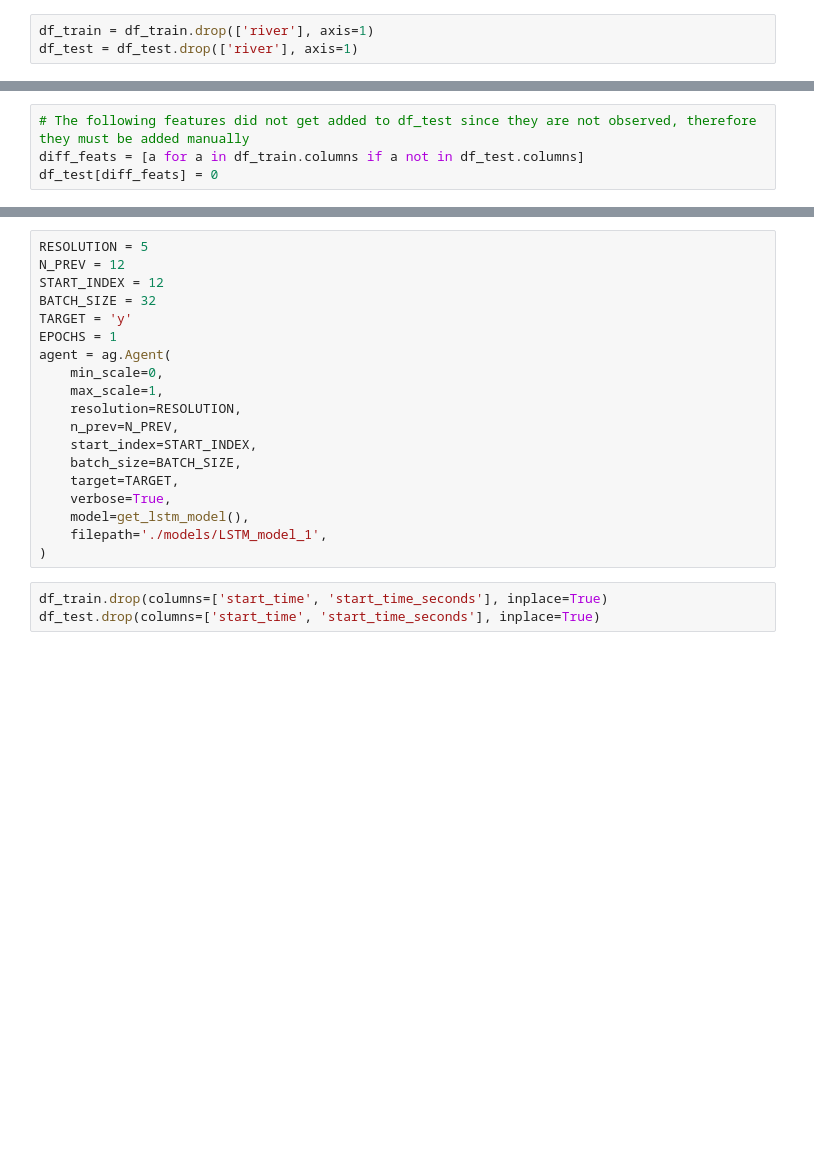
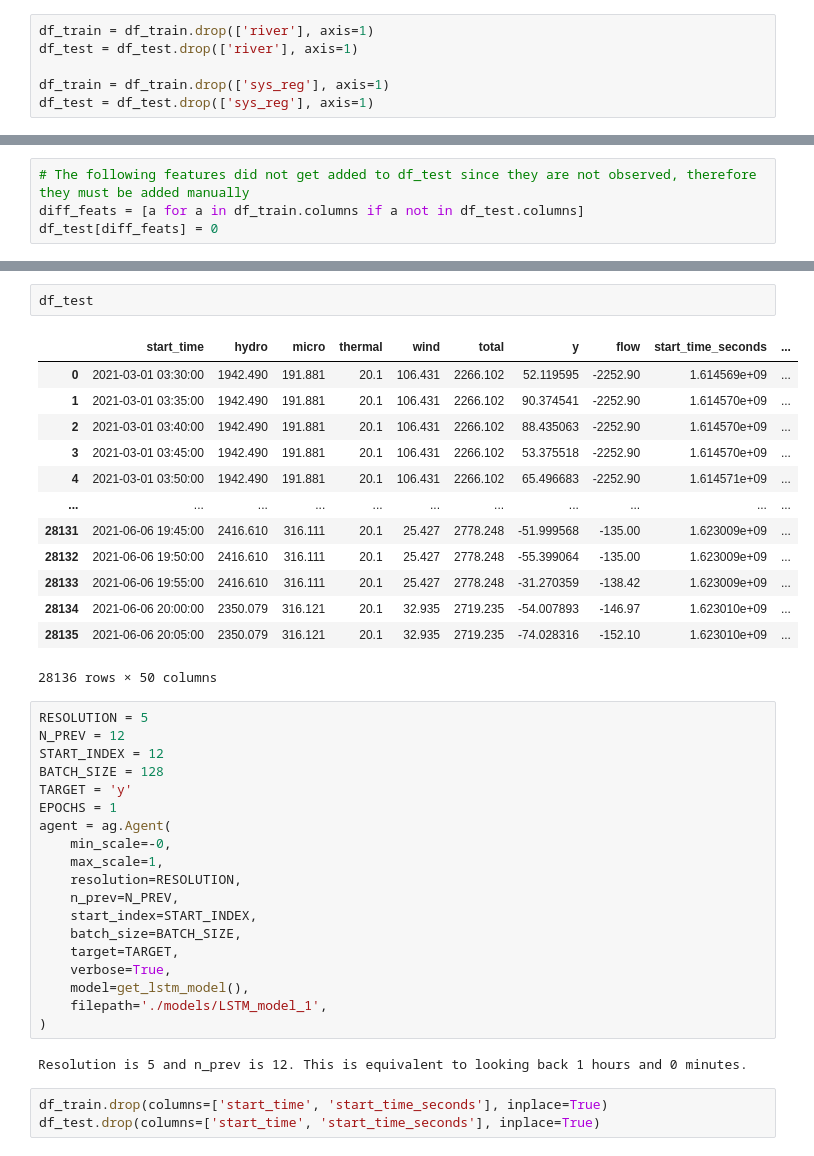
Before and after one commit to Mathipe98/IT3030-Projects, a Jupyter notebook: Project 3/start.ipynb, the cells around one changed output, grey strips where cells are left out. Saved outputs shown, nothing was run; the diff lists cells and outputs as text; blank space fills up the shorter version.

```diff
--- a/Project 3/start.ipynb
+++ b/Project 3/start.ipynb
@@ -50,6 +86,9 @@ it gives no additional information
 # %%
 df_train = df_train.drop(['river'], axis=1)
 df_test = df_test.drop(['river'], axis=1)
+
+df_train = df_train.drop(['sys_reg'], axis=1)
+df_test = df_test.drop(['sys_reg'], axis=1)
 # %% [markdown]
 Let's visualize the data in several plots to see if we instinctively can see anything that doesn't add up
 # %%
@@ -220,12 +308,28 @@ df_test[diff_feats] = 0
+# %%
+df_test
+# %% [output]
+|  | start_time | hydro | micro | thermal | wind | total | y | flow | start_time_seconds | ... |
+| 0 | 2021-03-01 03:30:00 | 1942.490 | 191.881 | 20.1 | 106.431 | 2266.102 | 52.119595 | -2252.90 | 1.614569e+09 | ... |
+| 1 | 2021-03-01 03:35:00 | 1942.490 | 191.881 | 20.1 | 106.431 | 2266.102 | 90.374541 | -2252.90 | 1.614570e+09 | ... |
+| 2 | 2021-03-01 03:40:00 | 1942.490 | 191.881 | 20.1 | 106.431 | 2266.102 | 88.435063 | -2252.90 | 1.614570e+09 | ... |
+| 3 | 2021-03-01 03:45:00 | 1942.490 | 191.881 | 20.1 | 106.431 | 2266.102 | 53.375518 | -2252.90 | 1.614570e+09 | ... |
+| 4 | 2021-03-01 03:50:00 | 1942.490 | 191.881 | 20.1 | 106.431 | 2266.102 | 65.496683 | -2252.90 | 1.614571e+09 | ... |
+| ... | ... | ... | ... | ... | ... | ... | ... | ... | ... | ... |
+| 28131 | 2021-06-06 19:45:00 | 2416.610 | 316.111 | 20.1 | 25.427 | 2778.248 | -51.999568 | -135.00 | 1.623009e+09 | ... |
+| 28132 | 2021-06-06 19:50:00 | 2416.610 | 316.111 | 20.1 | 25.427 | 2778.248 | -55.399064 | -135.00 | 1.623009e+09 | ... |
+| 28133 | 2021-06-06 19:55:00 | 2416.610 | 316.111 | 20.1 | 25.427 | 2778.248 | -31.270359 | -138.42 | 1.623009e+09 | ... |
+| 28134 | 2021-06-06 20:00:00 | 2350.079 | 316.121 | 20.1 | 32.935 | 2719.235 | -54.007893 | -146.97 | 1.623010e+09 | ... |
+| 28135 | 2021-06-06 20:05:00 | 2350.079 | 316.121 | 20.1 | 32.935 | 2719.235 | -74.028316 | -152.10 | 1.623010e+09 | ... |
+28136 rows × 50 columns
 # %%
 RESOLUTION = 5
 N_PREV = 12
 START_INDEX = 12
-BATCH_SIZE = 32
+BATCH_SIZE = 128
 TARGET = 'y'
 EPOCHS = 1
 agent = ag.Agent(
-    min_scale=0,
+    min_scale=-0,
     max_scale=1,
     resolution=RESOLUTION,
     n_prev=N_PREV,
@@ -236,6 +340,8 @@ agent = ag.Agent(
     model=get_lstm_model(),
     filepath='./models/LSTM_model_1',
 )
+# %% [output]
+Resolution is 5 and n_prev is 12. This is equivalent to looking back 1 hours and 0 minutes.
 # %%
 df_train.drop(columns=['start_time', 'start_time_seconds'], inplace=True)
 df_test.drop(columns=['start_time', 'start_time_seconds'], inplace=True)
```
Also changed, not shown: parts of 19 cells of this notebook, 5 other files.
